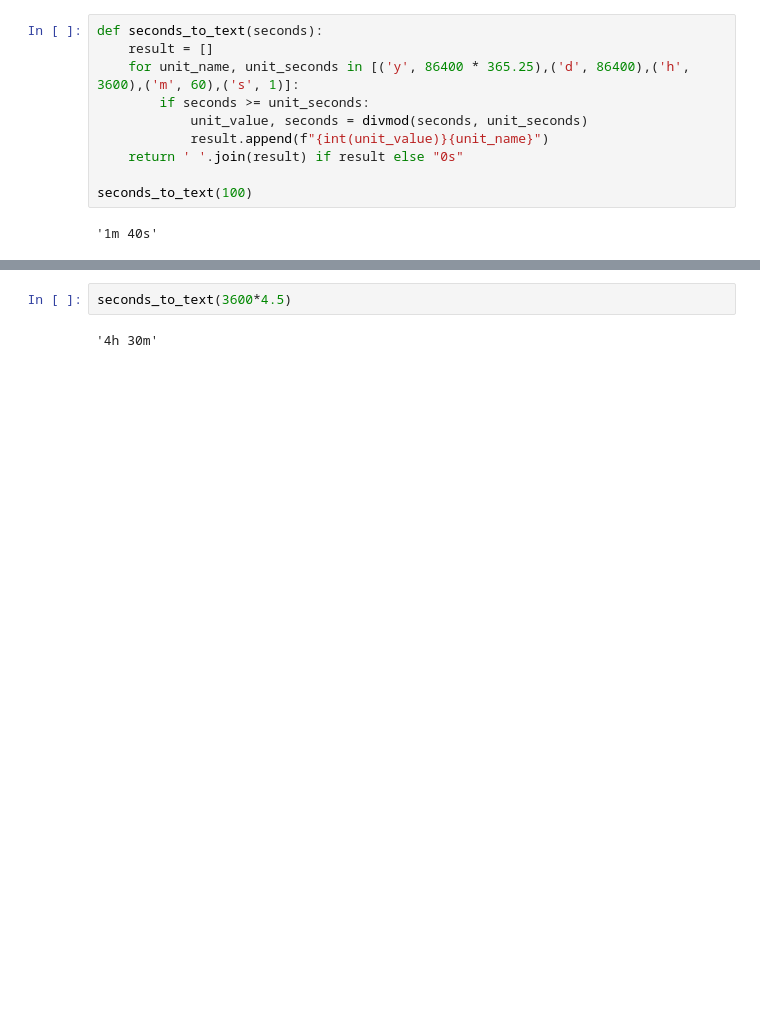
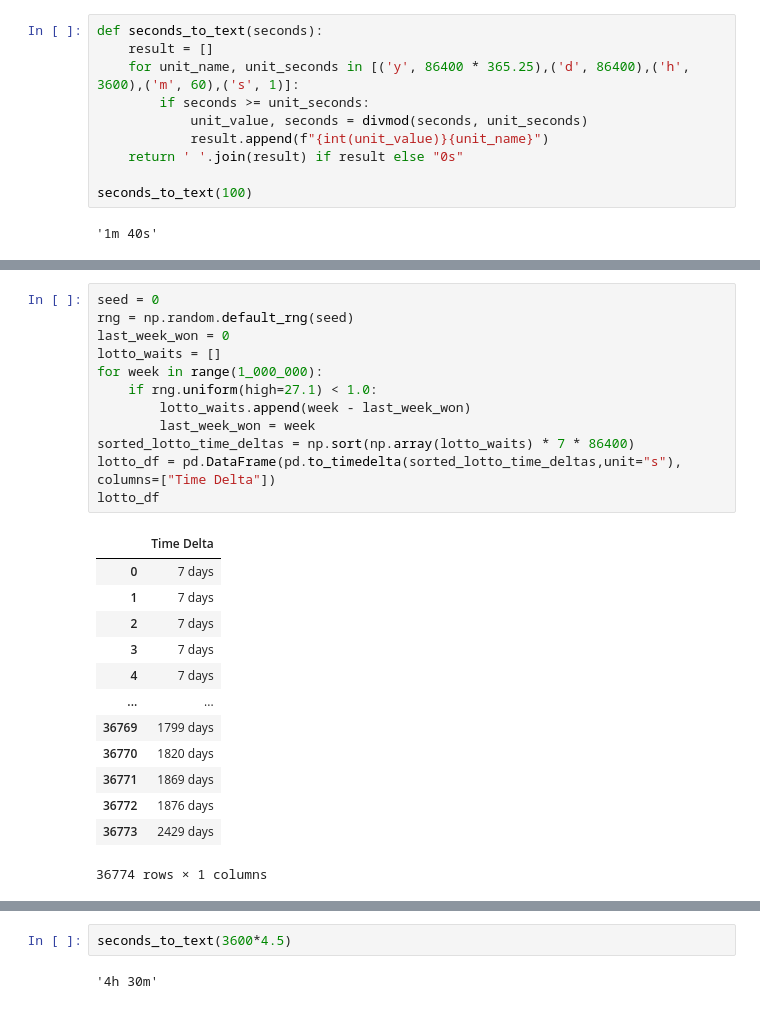
Before and after one commit to CarlKCarlK/wait-times, a Jupyter notebook: wait-times.ipynb, the cells around one changed output, grey strips where cells are left out. Cells and saved outputs as stored; diff of their text form; blank space fills up the shorter version.

```diff
--- a/wait-times.ipynb
+++ b/wait-times.ipynb
@@ -89,0 +122,26 @@ results_df.style.hide(axis="index")
+# %%
+seed = 0
+rng = np.random.default_rng(seed)
+last_week_won = 0
+lotto_waits = []
+for week in range(1_000_000):
+    if rng.uniform(high=27.1) < 1.0:
+        lotto_waits.append(week - last_week_won)
+        last_week_won = week
+sorted_lotto_time_deltas = np.sort(np.array(lotto_waits) * 7 * 86400)
+lotto_df = pd.DataFrame(pd.to_timedelta(sorted_lotto_time_deltas,unit="s"), columns=["Time Delta"])
+lotto_df
+# %% [output]
+|  | Time Delta |
+| 0 | 7 days |
+| 1 | 7 days |
+| 2 | 7 days |
+| 3 | 7 days |
+| 4 | 7 days |
+| ... | ... |
+| 36769 | 1799 days |
+| 36770 | 1820 days |
+| 36771 | 1869 days |
+| 36772 | 1876 days |
+| 36773 | 2429 days |
+36774 rows × 1 columns
```
Also changed, not shown: parts of 10 cells of this notebook.
